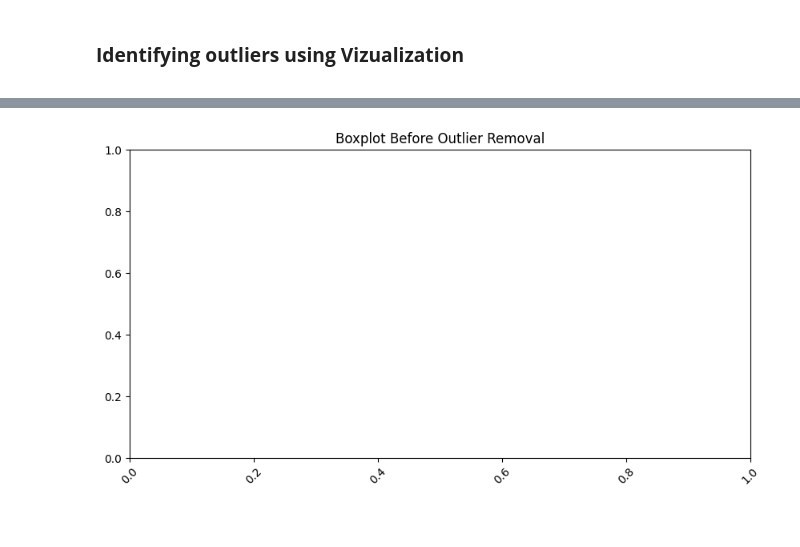
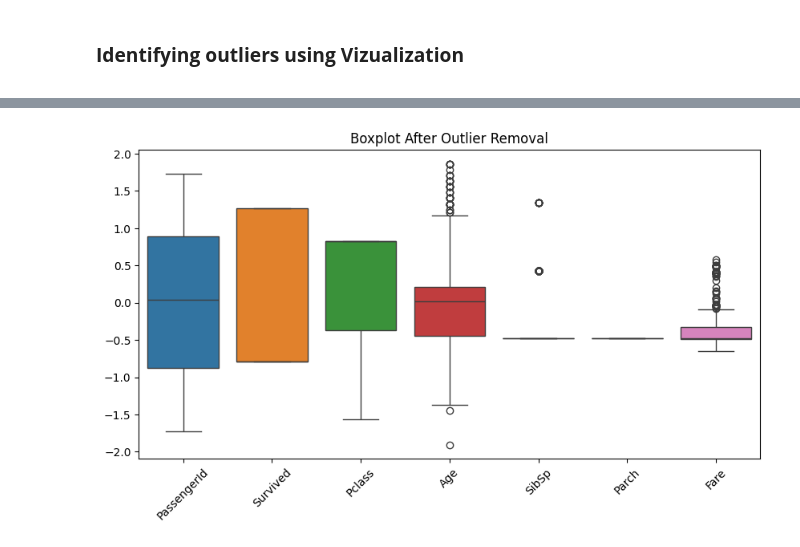
Before and after one commit to Projects-OF-Jofin/Data-Cleaning-Preprocessing, a Jupyter notebook: Task_1.ipynb, the cells around one changed output, grey strips where cells are left out. Saved outputs shown, nothing was run; the diff lists cells and outputs as text; code cells hidden in the pictures.

```diff
--- a/Task_1.ipynb
+++ b/Task_1.ipynb
@@ -260,9 +260,11 @@ After Outlier data:
 # %%
-# Boxplot After removing outliers
 plt.figure(figsize=(10, 5))
-sns.boxplot(data1=data[num_cols])
-plt.title("Boxplot Before Outlier Removal")
+
+sns.boxplot(data=data[num_cols])
+
+plt.title("Boxplot After Outlier Removal")
 plt.xticks(rotation=45)
+
 plt.show()
 # %% [output]
-[figure, old version]
+[figure, new version]
```
Also changed, not shown: parts of 2 cells of this notebook.
